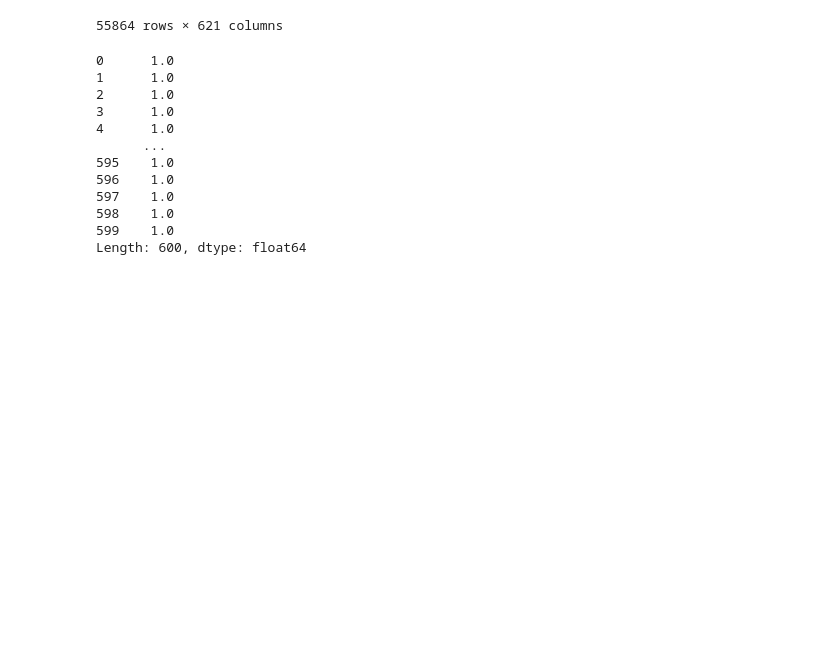
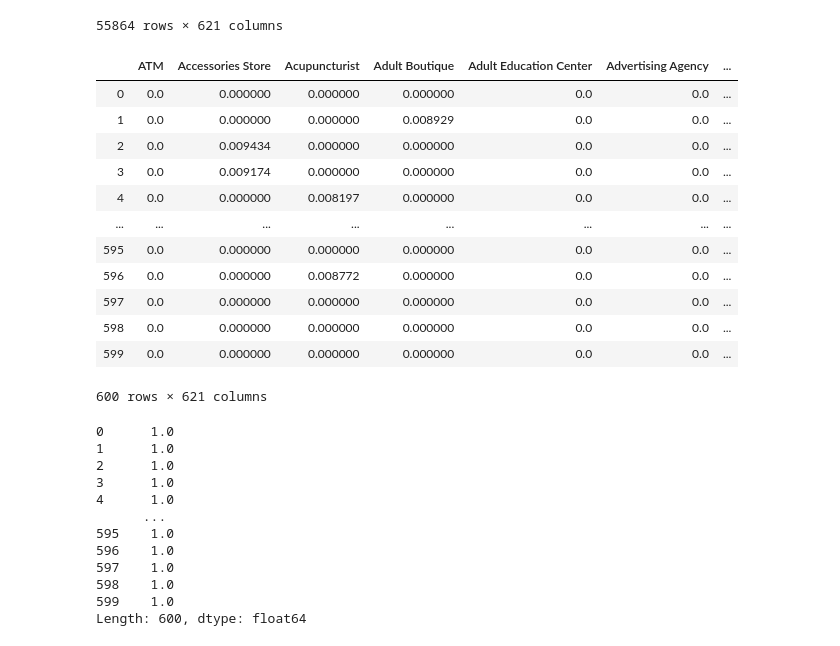
Before and after one commit to mjzalewski/Coursera_Capstone, a Jupyter notebook: BattleOfCitiesExecution.ipynb, the cells around one changed output. Drawn from its saved outputs; the diff is of its cells as text; code cells hidden in the pictures; blank space fills up the shorter version.

```diff
--- a/BattleOfCitiesExecution.ipynb
+++ b/BattleOfCitiesExecution.ipynb
@@ -450,6 +481,22 @@ dfOneHot
 | 5617 | 0 | 0 | 0 | 0 | 0 | 0 | ... |
 | 5618 | 0 | 0 | 0 | 0 | 0 | 0 | ... |
 55864 rows × 621 columns
+# %%
+dfSampleGrouped[ sampleCategories]
+# %% [output]
+|  | ATM | Accessories Store | Acupuncturist | Adult Boutique | Adult Education Center | Advertising Agency | ... |
+| 0 | 0.0 | 0.000000 | 0.000000 | 0.000000 | 0.0 | 0.0 | ... |
+| 1 | 0.0 | 0.000000 | 0.000000 | 0.008929 | 0.0 | 0.0 | ... |
+| 2 | 0.0 | 0.009434 | 0.000000 | 0.000000 | 0.0 | 0.0 | ... |
+| 3 | 0.0 | 0.009174 | 0.000000 | 0.000000 | 0.0 | 0.0 | ... |
+| 4 | 0.0 | 0.000000 | 0.008197 | 0.000000 | 0.0 | 0.0 | ... |
+| ... | ... | ... | ... | ... | ... | ... | ... |
+| 595 | 0.0 | 0.000000 | 0.000000 | 0.000000 | 0.0 | 0.0 | ... |
+| 596 | 0.0 | 0.000000 | 0.008772 | 0.000000 | 0.0 | 0.0 | ... |
+| 597 | 0.0 | 0.000000 | 0.000000 | 0.000000 | 0.0 | 0.0 | ... |
+| 598 | 0.0 | 0.000000 | 0.000000 | 0.000000 | 0.0 | 0.0 | ... |
+| 599 | 0.0 | 0.000000 | 0.000000 | 0.000000 | 0.0 | 0.0 | ... |
+600 rows × 621 columns
 # %%
 #If we did this right, then we should end up with 600 rows (12 cities,
 # 50 sample neighborhoods in each city). Summing horizontally should yield
```
Also changed, not shown: parts of 7 cells of this notebook.
